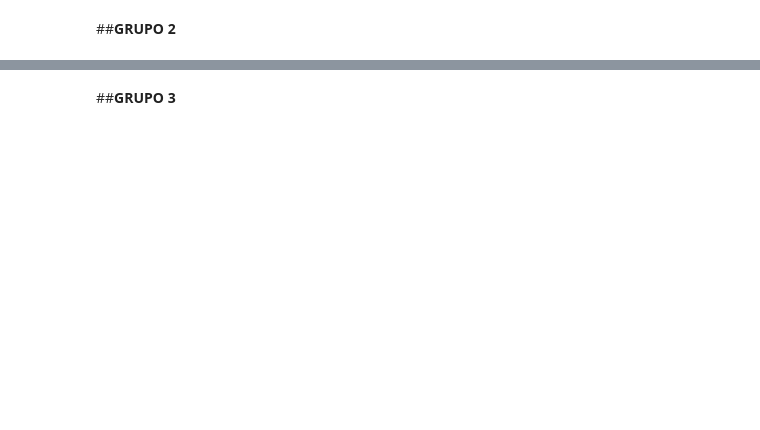
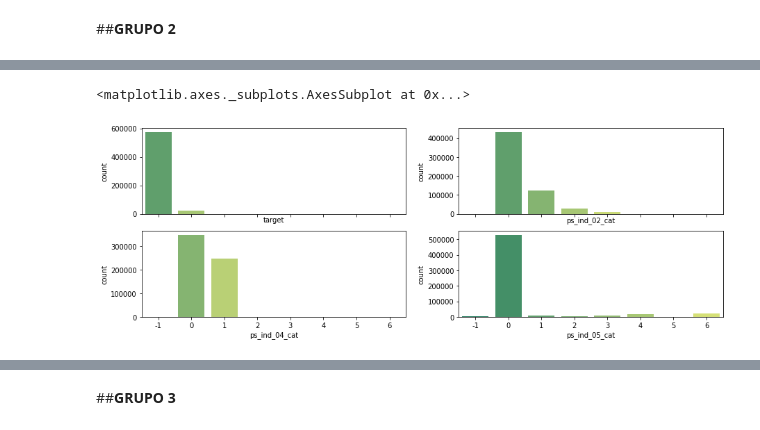
Before and after one commit to melcduarte/projeto_MDD, a Jupyter notebook: 99 - RASCUNHO/Z_Proj_PortoSeguro.ipynb, the cells around one changed output, grey strips where cells are left out. Drawn from its saved outputs; the diff is of its cells as text; code cells hidden in the pictures; blank space fills up the shorter version.

```diff
--- a/99 - RASCUNHO/Z_Proj_PortoSeguro.ipynb
+++ b/99 - RASCUNHO/Z_Proj_PortoSeguro.ipynb
@@ -202,0 +247,13 @@ df_ps_ind_cat.drop('id', axis=1).plot.box()
+# %%
+# Grupo 2: Index(['id', 'target', 'ps_ind_02_cat', 'ps_ind_04_cat', 'ps_ind_05_cat'])
+# Gráfico de cada coluna por quantidade de registros por tipo de dado.
+
+fig,ax = plt.subplots(2,2,figsize=(15,5),sharex='all')
+ax1,ax2,ax3,ax4 = ax.flatten()
+sns.countplot(df_ps_ind_cat['target'],palette='summer',ax=ax1)
+sns.countplot(df_ps_ind_cat['ps_ind_02_cat'],palette='summer',ax=ax2)
+sns.countplot(df_ps_ind_cat['ps_ind_04_cat'],palette='summer',ax=ax3)
+sns.countplot(df_ps_ind_cat['ps_ind_05_cat'],palette='summer',ax=ax4)
+# %% [output]
+<matplotlib.axes._subplots.AxesSubplot at 0x...>
+[figure, added]
```
Also changed, not shown: parts of 16 cells of this notebook.
